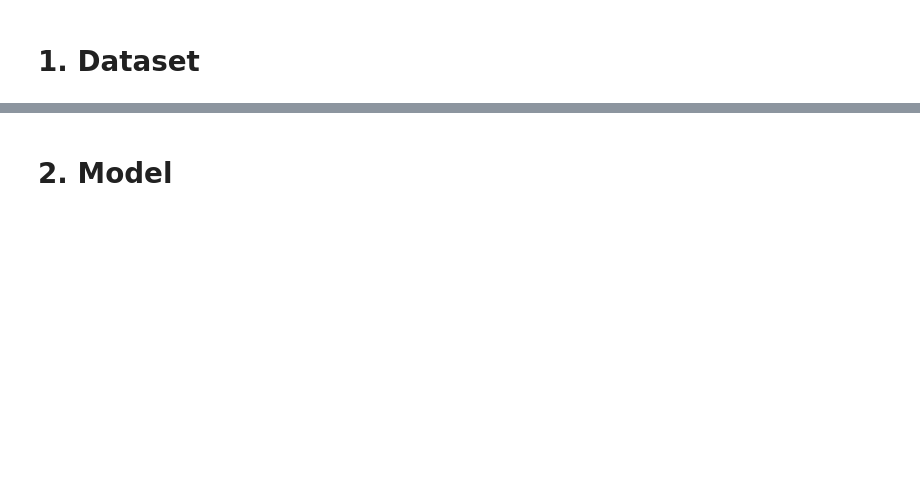
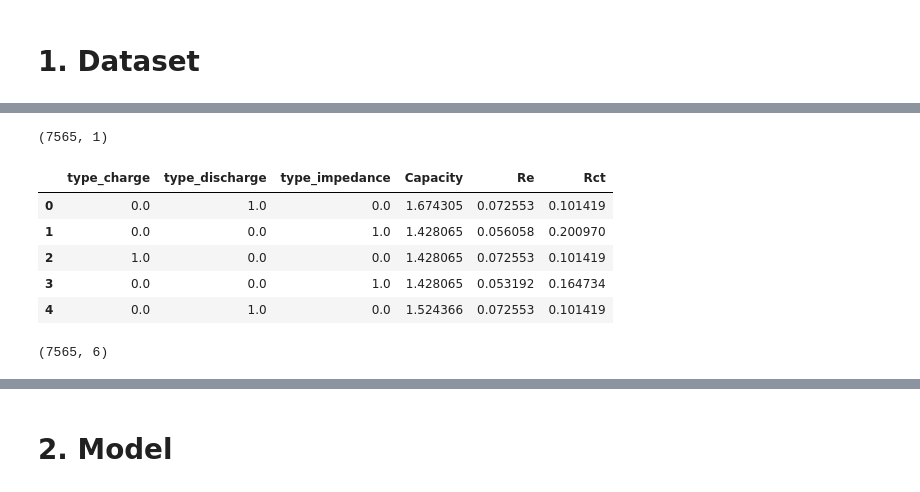
Before and after one commit to ldc-369/electric-vehicle-battery-life-prediction, a Jupyter notebook: train_model.ipynb, the cells around one changed output, grey strips where cells are left out. Saved outputs shown, nothing was run; the diff lists cells and outputs as text; code cells hidden in the pictures; blank space fills up the shorter version.

```diff
--- a/train_model.ipynb
+++ b/train_model.ipynb
@@ -318,0 +176,4 @@ Scaled y_train:
+# %%
+for col in ["Capacity", "Re", "Rct"]:
+  ds[col] = pd.to_numeric(ds[col], errors='coerce') # invalid thành NaN
+  ds[col] = ds[col].fillna(ds[col].median()) # trung vị
@@ -318,0 +192,18 @@ Scaled y_train:
+# %%
+Y.shape # df 2D: (row, column)
+# %% [output]
+(7565, 1)
+# %%
+X = ds.drop(['ambient_temperature'], axis=1)
+X.head()
+# %% [output]
+|  | type_charge | type_discharge | type_impedance | Capacity | Re | Rct |
+| 0 | 0.0 | 1.0 | 0.0 | 1.674305 | 0.072553 | 0.101419 |
+| 1 | 0.0 | 0.0 | 1.0 | 1.428065 | 0.056058 | 0.200970 |
+| 2 | 1.0 | 0.0 | 0.0 | 1.428065 | 0.072553 | 0.101419 |
+| 3 | 0.0 | 0.0 | 1.0 | 1.428065 | 0.053192 | 0.164734 |
+| 4 | 0.0 | 1.0 | 0.0 | 1.524366 | 0.072553 | 0.101419 |
+# %%
+X.shape # df 2D: (row, column)
+# %% [output]
+(7565, 6)
```
Also changed, not shown: parts of 80 cells of this notebook, 11 other files.
